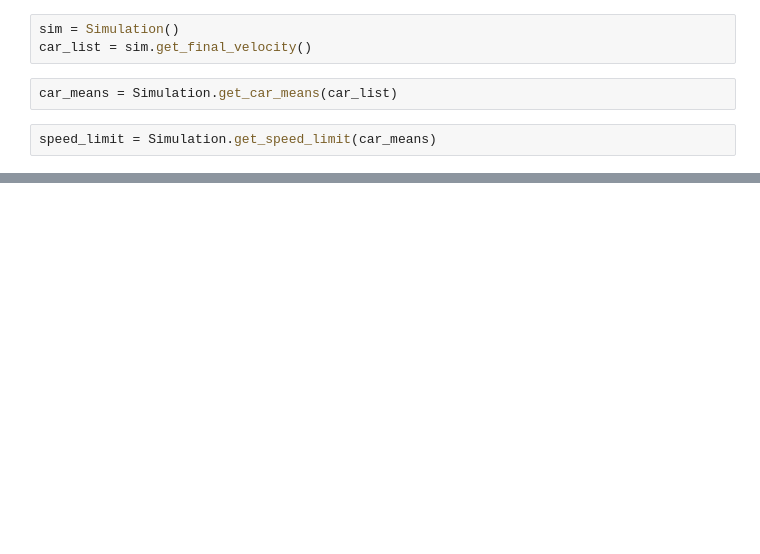
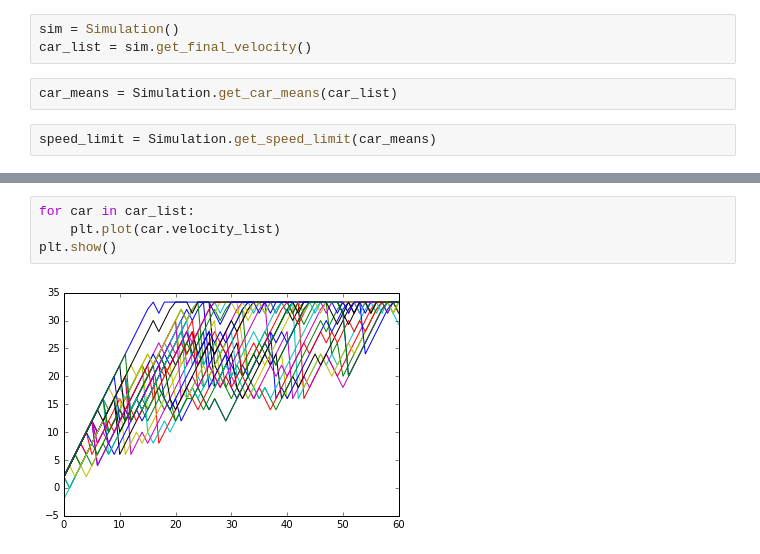
Before and after one commit to andrewmusicant/road-rage, a Jupyter notebook: road-rage.ipynb, the cells around one changed output, grey strips where cells are left out. Cells and saved outputs as stored; diff of their text form; blank space fills up the shorter version.

```diff
--- a/road-rage.ipynb
+++ b/road-rage.ipynb
@@ -34,0 +49,6 @@ get_car_density(car_list)
+# %%
+for car in car_list:
+    plt.plot(car.velocity_list)
+plt.show()
+# %% [output]
+[figure, added]
```
Also changed, not shown: parts of 14 cells of this notebook, 2 other files.
